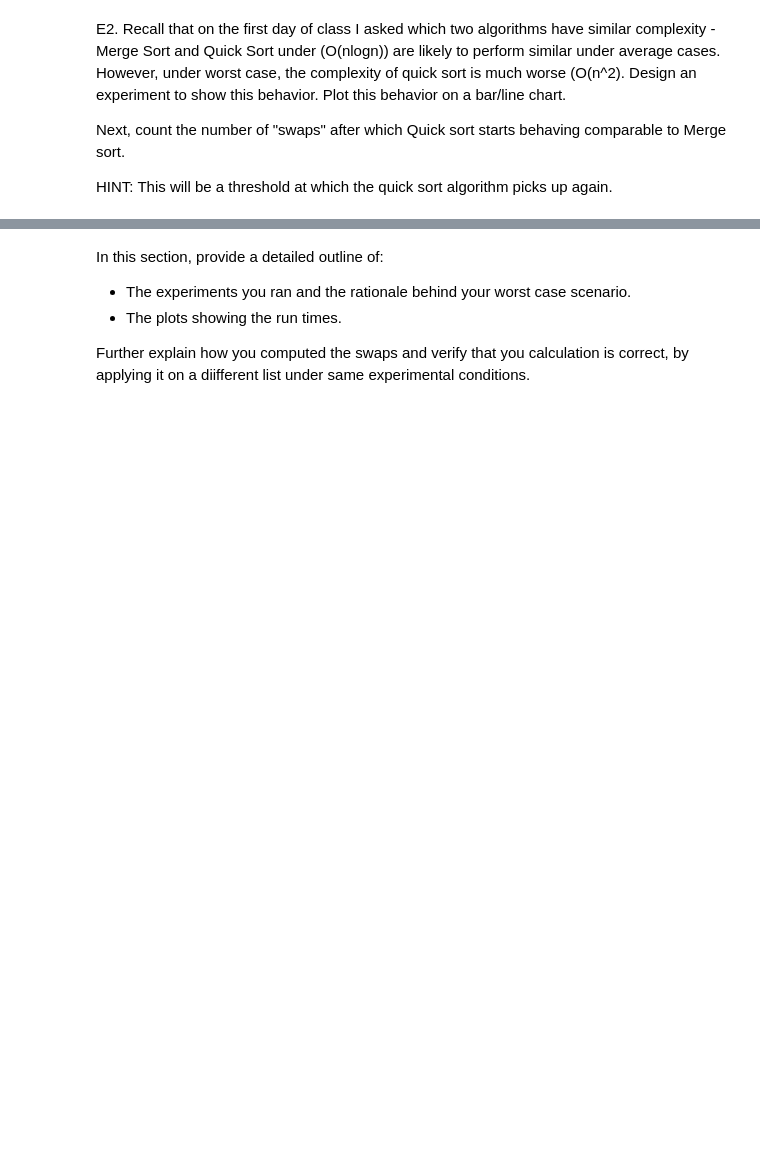
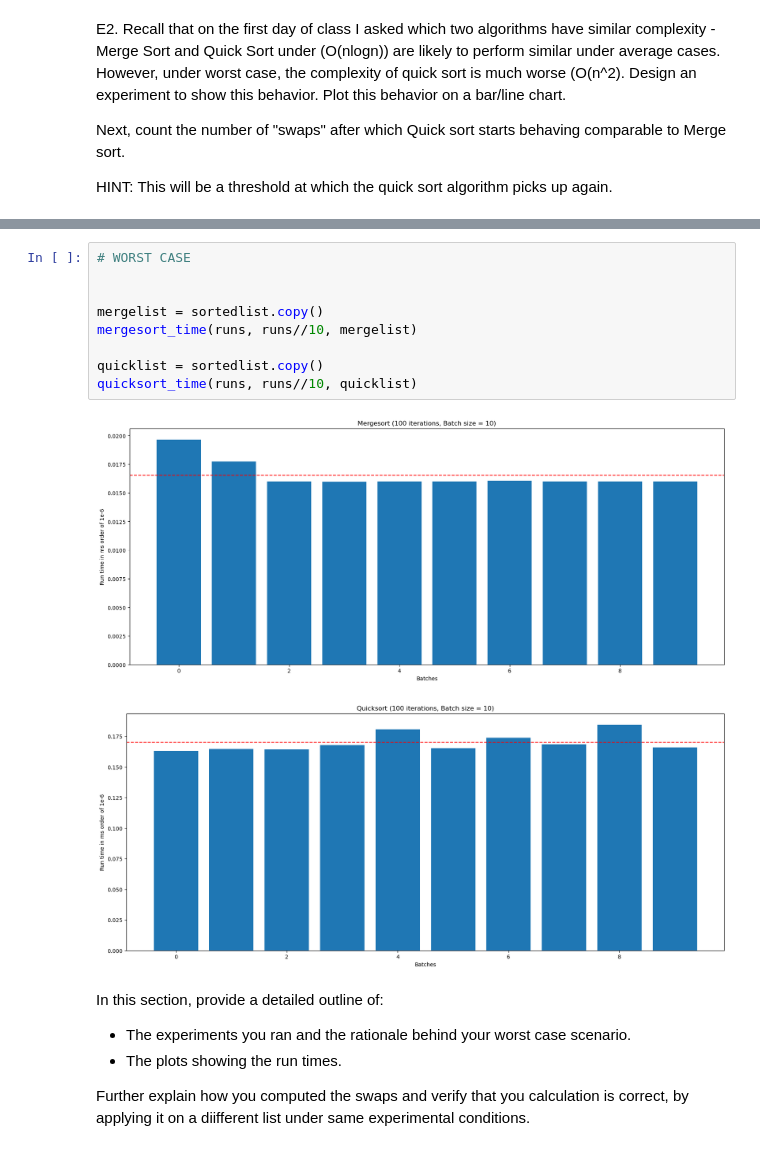
Before and after one commit to Faizanm0389/2XC3-GROUP, a Jupyter notebook: Lab_II_1.ipynb, the cells around one changed output, grey strips where cells are left out. Drawn from its saved outputs; the diff is of its cells as text; blank space fills up the shorter version.

```diff
--- a/Lab_II_1.ipynb
+++ b/Lab_II_1.ipynb
@@ -658,3 +682,15 @@ quicksort_time(runs, runs//10, quicklist)
+# %%
+# WORST CASE
+
+
+mergelist = sortedlist.copy()
+mergesort_time(runs, runs//10, mergelist)
+
+quicklist = sortedlist.copy()
+quicksort_time(runs, runs//10, quicklist)
+# %% [output]
+[figure, added]
+[figure, added]
 # %% [markdown]
 In this section, provide a detailed outline of:
 - The experiments you ran and the rationale behind your worst case scenario.
```
Also changed, not shown: parts of 11 cells of this notebook.
